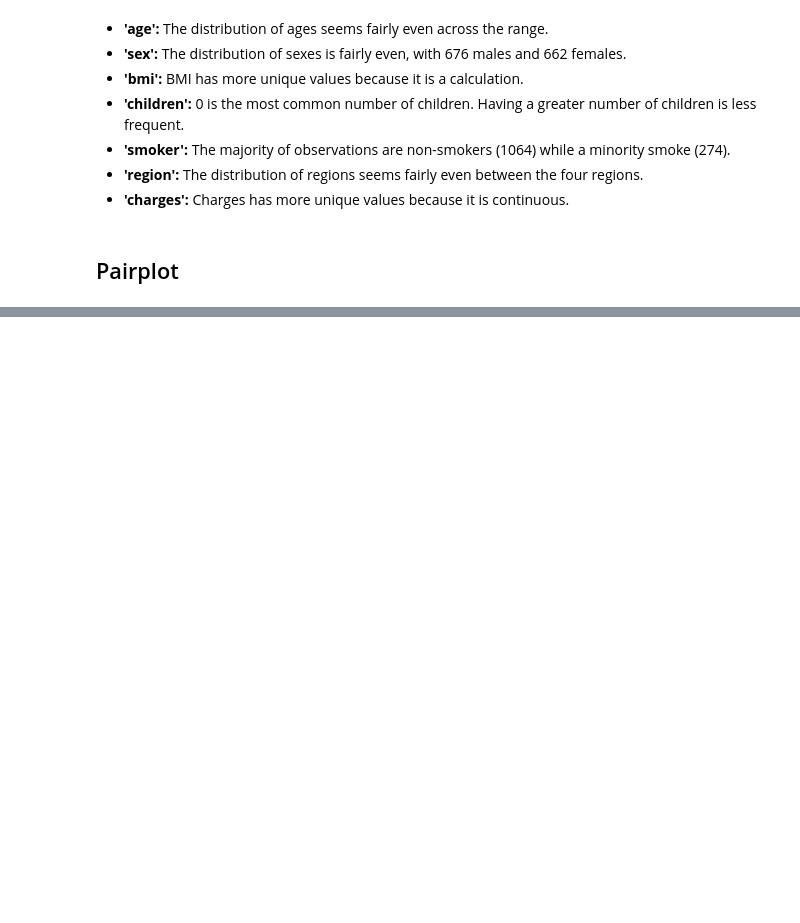
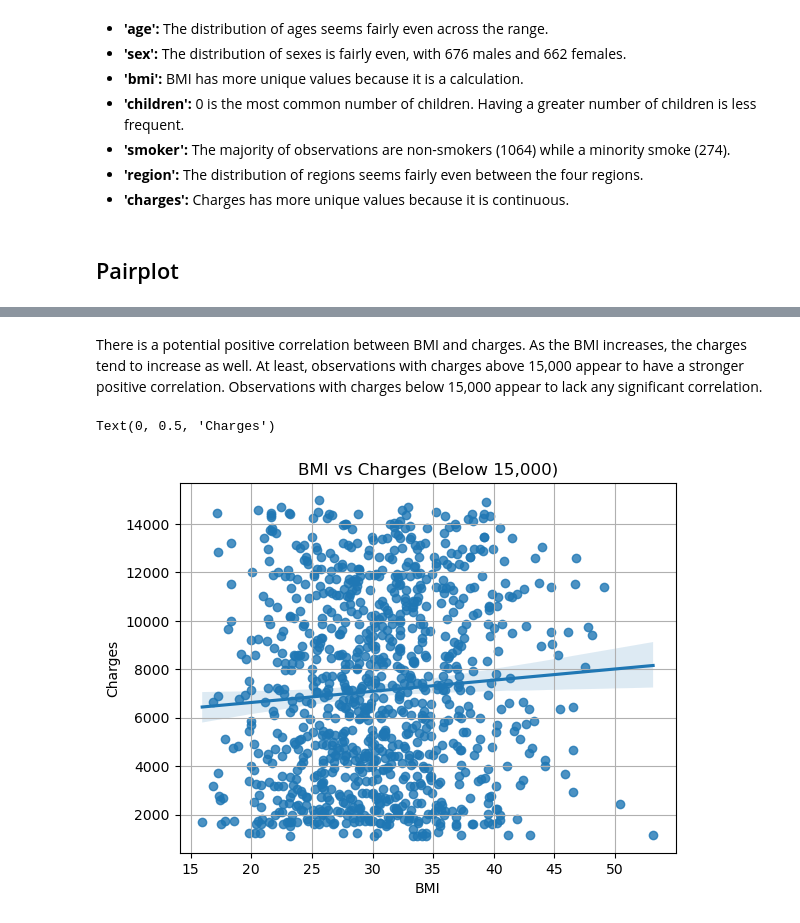
Before and after one commit to joseephwong/Data201_Joseph_Wong, a Jupyter notebook: Day6/HW6.ipynb, the cells around one changed output, grey strips where cells are left out. Drawn from its saved outputs; the diff is of its cells as text; code cells hidden in the pictures; blank space fills up the shorter version.

```diff
--- a/Day6/HW6.ipynb
+++ b/Day6/HW6.ipynb
@@ -170,0 +206,11 @@ df
+# %% [markdown]
+There is a potential positive correlation between BMI and charges. As the BMI increases, the charges tend to increase as well. At least, observations with charges above 15,000 appear to have a stronger positive correlation. Observations with charges below 15,000 appear to lack any significant correlation.
+# %%
+ax = sns.regplot(x="bmi", y="charges", data=df[df['charges']<15000])
+ax.set_title("BMI vs Charges (Below 15,000)")
+ax.grid()
+ax.set_xlabel('BMI')
+ax.set_ylabel('Charges')
+# %% [output]
+Text(0, 0.5, 'Charges')
+[figure, added]
```
Also changed, not shown: parts of 17 cells of this notebook.
